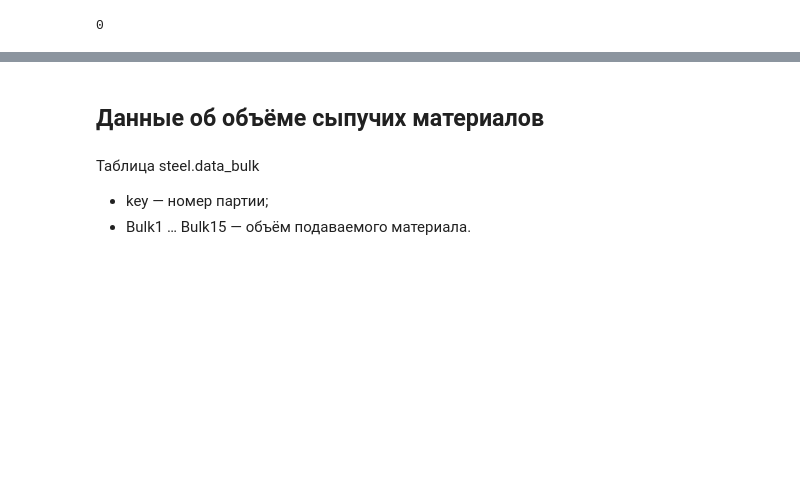
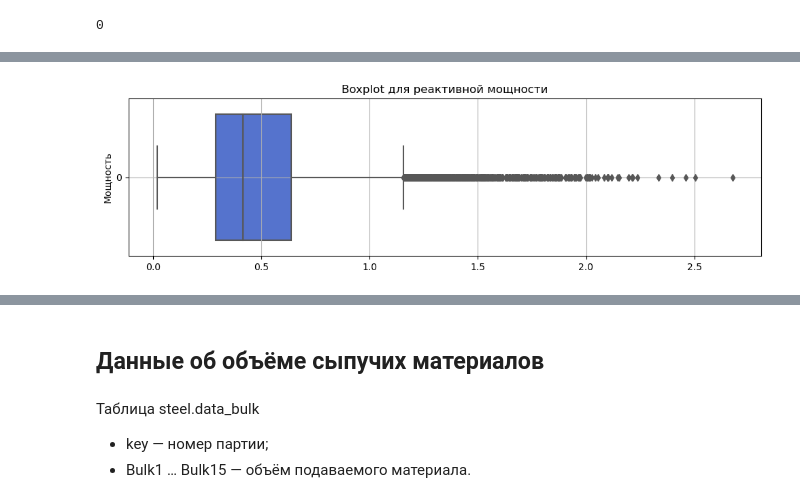
Before and after one commit to VSXV/Data-Science-Projects, a Jupyter notebook: 19. production costs/production costs.ipynb, the cells around one changed output, grey strips where cells are left out. Cells and saved outputs as stored; diff of their text form; code cells hidden in the pictures; blank space fills up the shorter version.

```diff
--- a/19. production costs/production costs.ipynb
+++ b/19. production costs/production costs.ipynb
@@ -120,0 +160,9 @@ data_arc.duplicated().sum()
+# %%
+plt.figure(figsize=(12, 3))
+
+sns.boxplot(data=data_arc_analysis['ReactivePower'], color='royalblue', orient='h')
+plt.title('Boxplot для реактивной мощности')
+plt.ylabel('Мощность')
+plt.grid();
+# %% [output]
+[figure, added]
```
Also changed, not shown: parts of 21 cells of this notebook, 1 other file.
